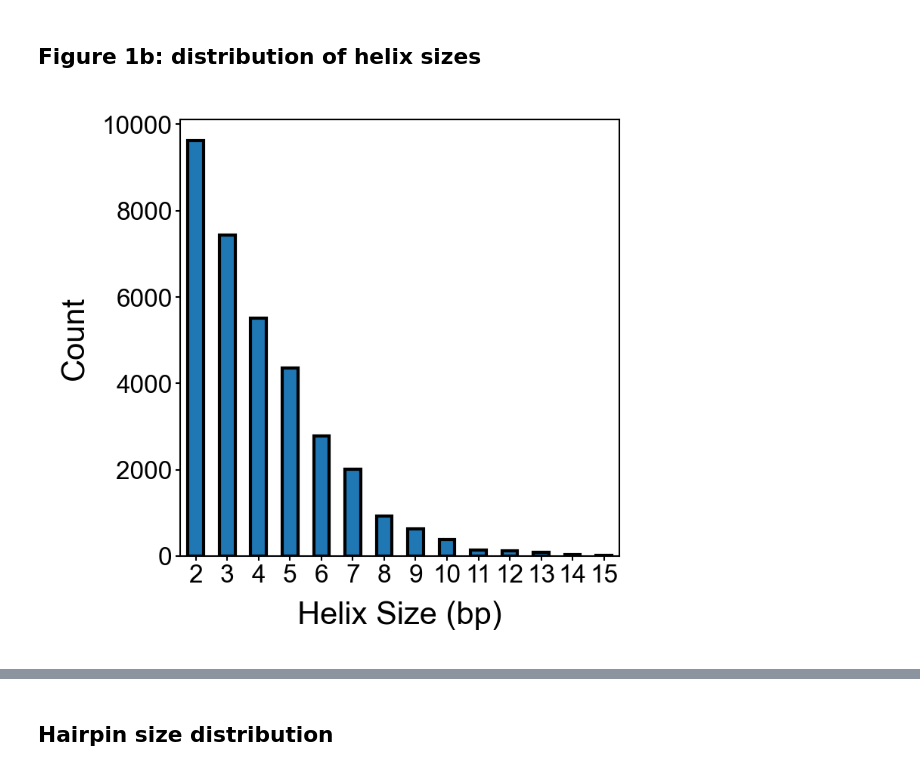
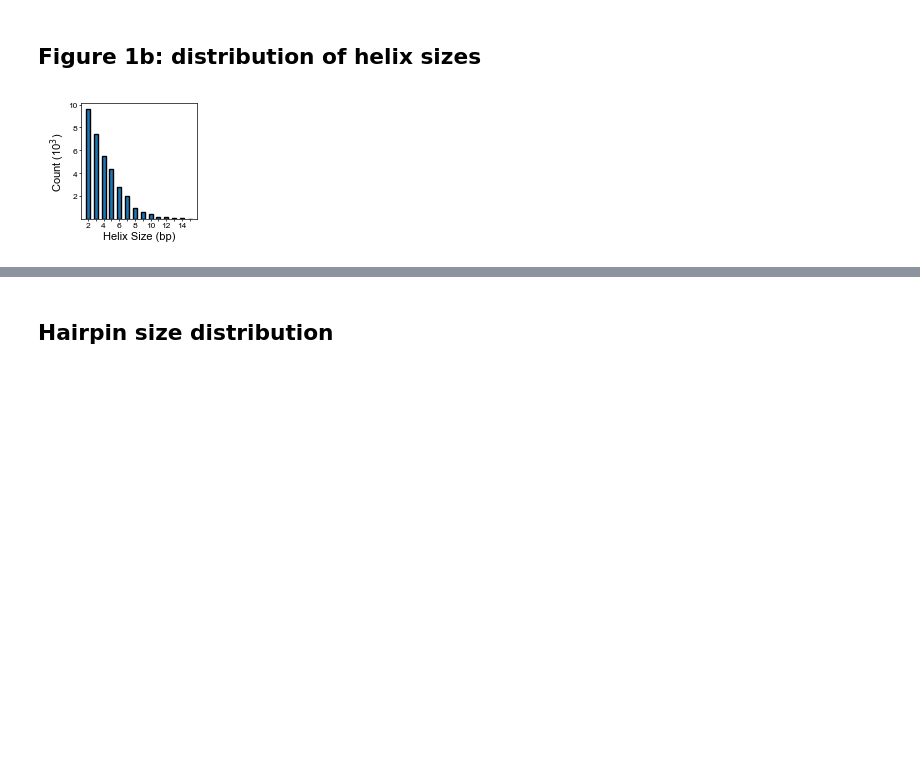
Before and after one commit to YesselmanLab/rna_motif_library, a Jupyter notebook: notebooks/figures/Figure_1.ipynb, the cells around one changed output, grey strips where cells are left out. Saved outputs shown, nothing was run; the diff lists cells and outputs as text; code cells hidden in the pictures; blank space fills up the shorter version.

```diff
--- a/notebooks/figures/Figure_1.ipynb
+++ b/notebooks/figures/Figure_1.ipynb
@@ -89,20 +107,46 @@ fig.savefig(os.path.join(PLOT_PATH, "Figure_1a.png"))
 # %% [markdown]
 ## Figure 1b: distribution of helix sizes
 # %%
-# Get helices and their sizes
-helices = df.query("motif_type == 'Helix'").copy()
-helices["msize"] = helices["msize"].astype(int)
-helix_sizes = helices["msize"].astype(int).value_counts()
-helix_sizes = helix_sizes[helix_sizes.index <= 15]  # Only keep sizes up to 15
+def get_helix_data(df):
+    """Extract and process helix data from the main dataframe.
 
-# Create bar plot of helix sizes
-fig, ax = plt.subplots(figsize=(2.5, 2.5), dpi=300)
-helix_sizes.plot(kind="bar", ax=ax, edgecolor="black")
-ax.set_xlabel("Helix Size (bp)")
-ax.set_xticklabels(ax.get_xticklabels(), rotation=0, ha="center")
+    Args:
+        df: DataFrame containing motif data
 
-ax.set_ylabel("Count")
-publication_style_ax(ax)
-fig.savefig(os.path.join(PLOT_PATH, "Figure_1b.png"), bbox_inches="tight")
+    Returns:
+        Series: Value counts of helix sizes up to 15 bp
+    """
+    helices = df.query("motif_type == 'Helix'").copy()
+    helices["msize"] = helices["msize"].astype(int)
+    helix_sizes = helices["msize"].astype(int).value_counts()
+    return helix_sizes[helix_sizes.index <= 15]  # Only keep sizes up to 15
+
+
+def figure_1b(df, ax):
+    """Plot bar chart of helix size distribution.
+
+    Args:
+        df: DataFrame containing motif data
+        ax: matplotlib axis to plot on
+    """
+    # Get helices and their sizes
+    helix_sizes = get_helix_data(df)
+
+    # Create bar plot of helix sizes
+    ax.bar(helix_sizes.index, helix_sizes.values, edgecolor="black", width=0.5)
+    ax.set_xlabel("Helix Size (bp)", labelpad=2)
+    # Set x-ticks to show every other value and label every other bar
+    ax.set_xticks(helix_sizes.index)
+    labels = [str(x) if i % 2 == 0 else "" for i, x in enumerate(helix_sizes.index)]
+    ax.set_xticklabels(labels, rotation=0, ha="center")
+    ax.set_yticks([2000, 4000, 6000, 8000, 10000])
+    ax.set_yticklabels(["2", "4", "6", "8", "10"])
+
+    ax.set_ylabel("Count (10$^3$)", labelpad=1)
+    publication_style_ax(ax, fsize=8, ytick_size=6, xtick_size=6)
+
+
+fig, ax = plt.subplots(figsize=(1.5, 1.5))
+figure_1b(df, ax)
 # %% [output]
-[figure, old version]
+[figure, new version]
```
Also changed, not shown: parts of 12 cells of this notebook, 42 other files.
